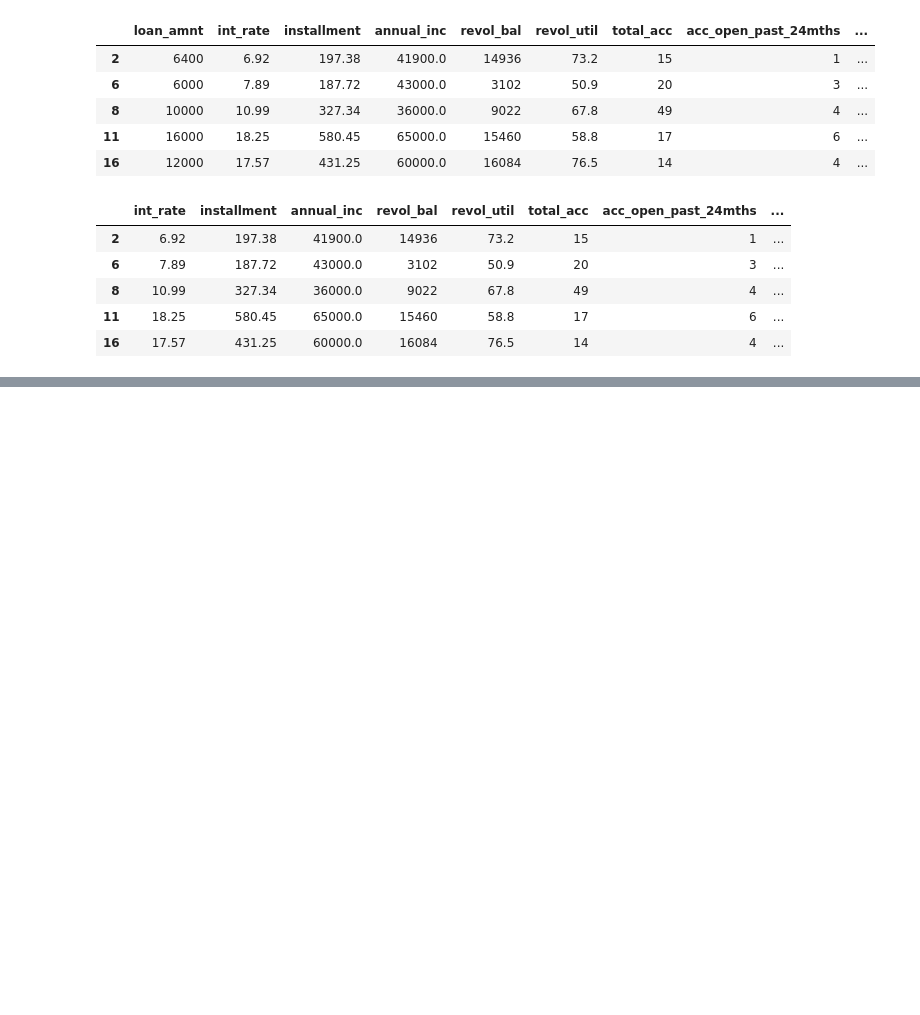
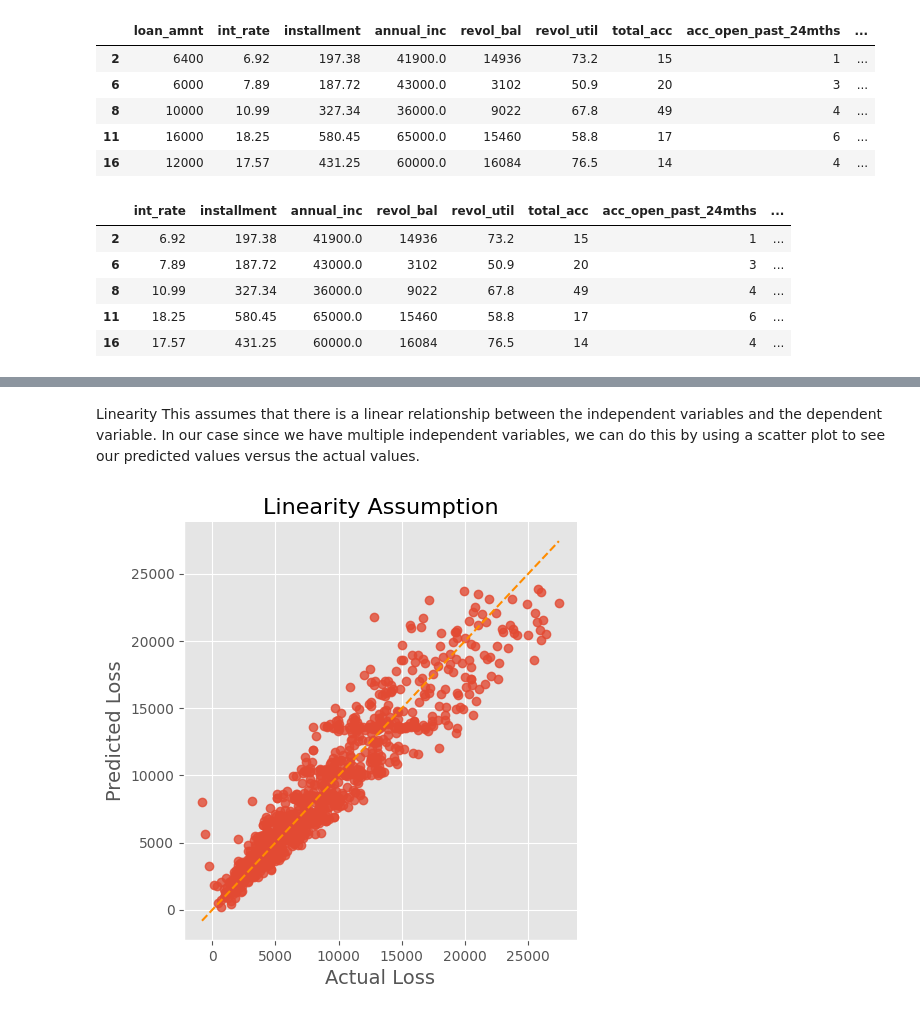
Before and after one commit to gmarambaia/gmarambaia, a Jupyter notebook: Capstone_Coursera_Part2.ipynb, the cells around one changed output, grey strips where cells are left out. Saved outputs shown, nothing was run; the diff lists cells and outputs as text; code cells hidden in the pictures; blank space fills up the shorter version.

```diff
--- a/Capstone_Coursera_Part2.ipynb
+++ b/Capstone_Coursera_Part2.ipynb
@@ -80,0 +130,14 @@ df.head()
+# %%
+import statsmodels
+import statsmodels.api as sm
+import statsmodels.formula.api as smf
+import statsmodels.stats.api as sms
+from statsmodels.compat import lzip
+
+X = df.loc[:, df.columns != 'loss']
+y = df.loc[:, df.columns == 'loss']
+
+X = sm.add_constant(X) # adding a constant
+
+olsmod = sm.OLS(y, X).fit()
+print(olsmod.summary())
@@ -80,0 +216,4 @@ df.head()
+# %%
+df['loss_pred'] = olsmod.predict(X)
+df['residual'] = olsmod.resid
+df.head()
@@ -80,0 +227,19 @@ df.head()
+# %% [markdown]
+Linearity
+This assumes that there is a linear relationship between the independent variables and the dependent variable. In our case since we have multiple independent variables, we can do this by using a scatter plot to see our predicted values versus the actual values.
+# %%
+# Plotting the observed vs predicted values
+sns.lmplot(x='loss', y='loss_pred', data=df, fit_reg=False, size=5)
+
+# Plotting the diagonal line
+line_coords = np.arange(df[['loss', 'loss_pred']].min().min()-10,
+                        df[['loss', 'loss_pred']].max().max()+10)
+plt.plot(line_coords, line_coords,  # X and y points
+         color='darkorange', linestyle='--')
+
+plt.ylabel('Predicted Loss', fontsize=14)
+plt.xlabel('Actual Loss', fontsize=14)
+plt.title('Linearity Assumption', fontsize=16)
+plt.show()
+# %% [output]
+[figure, added]
```
Also changed, not shown: parts of 40 cells of this notebook.
